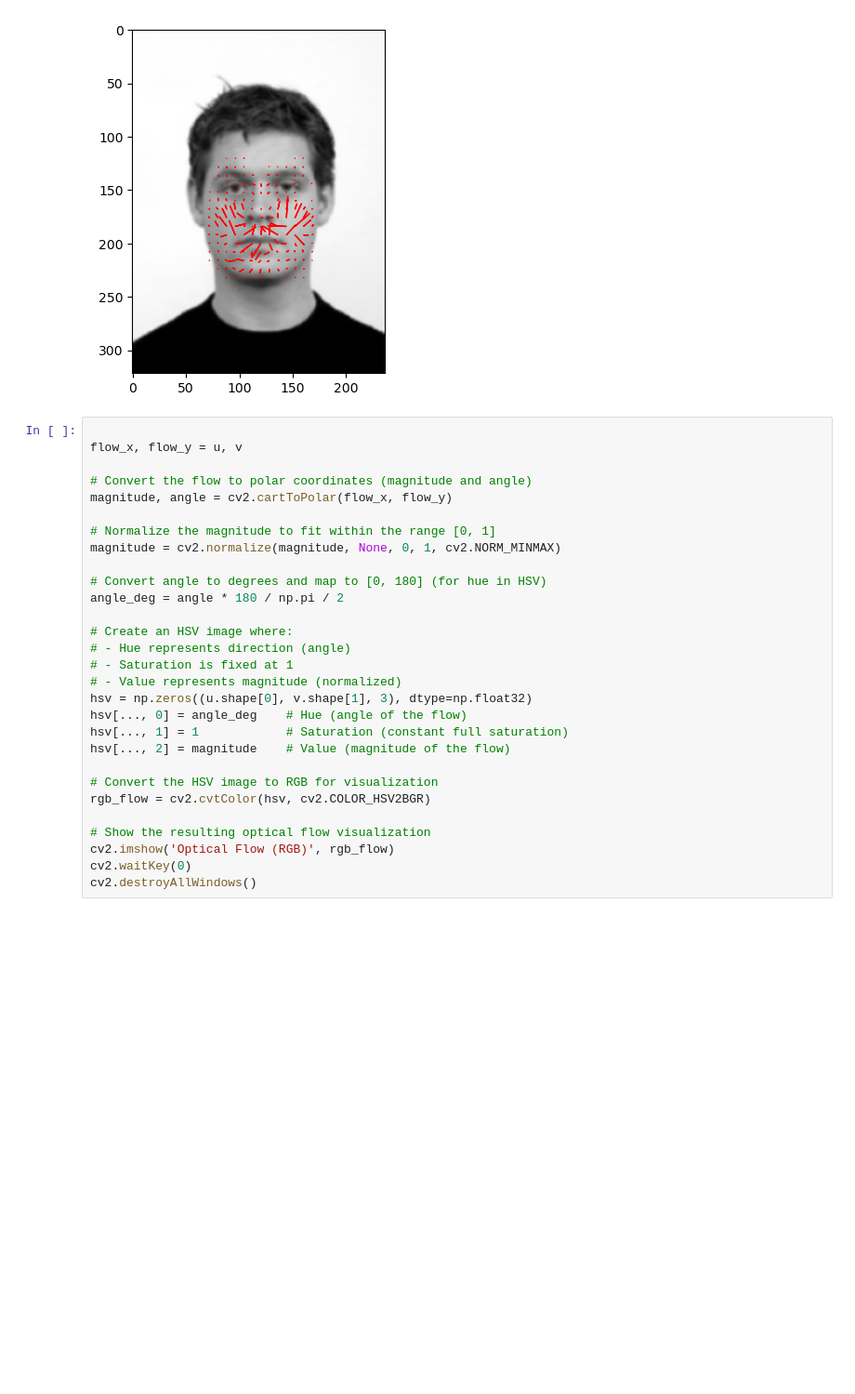
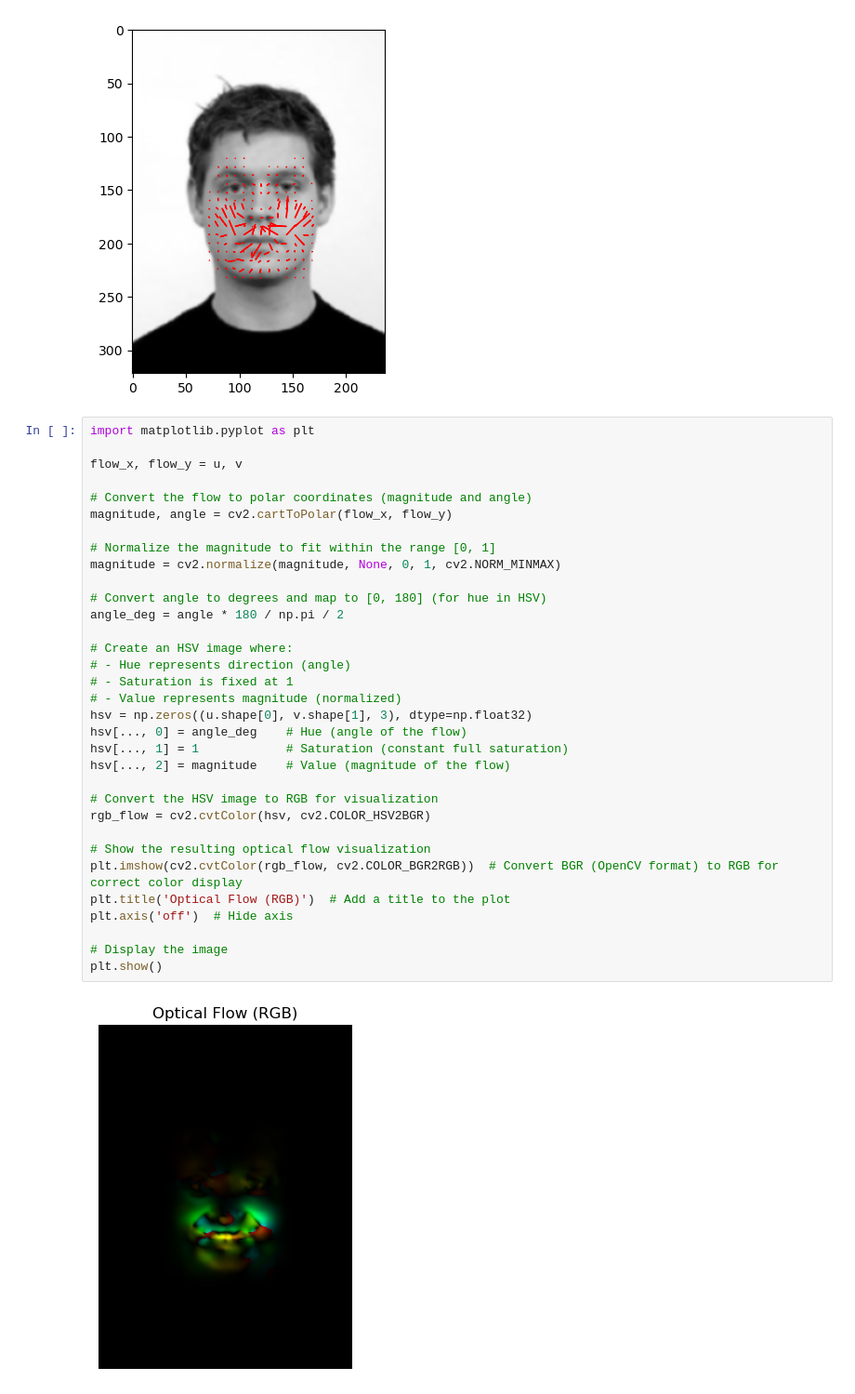
Before and after one commit to shemalperera/Face-Expression-Change-Detection, a Jupyter notebook: Face Expression Change Detection/ImageCode.ipynb, the cells around one changed output. Shown: that part at 93% size. Cells and saved outputs as stored; diff of their text form; blank space fills up the shorter version.

```diff
--- a/Face Expression Change Detection/ImageCode.ipynb
+++ b/Face Expression Change Detection/ImageCode.ipynb
@@ -238,31 +238,37 @@ u, v = computeHS_without_face_detection(image1, image2, alpha, delta)
 Neutral to Sad
 [figure]
 # %%
+import matplotlib.pyplot as plt
 
 flow_x, flow_y = u, v
 
 # Convert the flow to polar coordinates (magnitude and angle)
 magnitude, angle = cv2.cartToPolar(flow_x, flow_y)
 
 # Normalize the magnitude to fit within the range [0, 1]
 magnitude = cv2.normalize(magnitude, None, 0, 1, cv2.NORM_MINMAX)
 
 # Convert angle to degrees and map to [0, 180] (for hue in HSV)
 angle_deg = angle * 180 / np.pi / 2
 
 # Create an HSV image where:
 # - Hue represents direction (angle)
 # - Saturation is fixed at 1
 # - Value represents magnitude (normalized)
 hsv = np.zeros((u.shape[0], v.shape[1], 3), dtype=np.float32)
 hsv[..., 0] = angle_deg    # Hue (angle of the flow)
 hsv[..., 1] = 1            # Saturation (constant full saturation)
 hsv[..., 2] = magnitude    # Value (magnitude of the flow)
 
 # Convert the HSV image to RGB for visualization
 rgb_flow = cv2.cvtColor(hsv, cv2.COLOR_HSV2BGR)
 
 # Show the resulting optical flow visualization
-cv2.imshow('Optical Flow (RGB)', rgb_flow)
-cv2.waitKey(0)
-cv2.destroyAllWindows()
+plt.imshow(cv2.cvtColor(rgb_flow, cv2.COLOR_BGR2RGB))  # Convert BGR (OpenCV format) to RGB for correct color display
+plt.title('Optical Flow (RGB)')  # Add a title to the plot
+plt.axis('off')  # Hide axis
+
+# Display the image
+plt.show()
+# %% [output]
+[figure, added]
```
Also changed, not shown: 1 other file.
